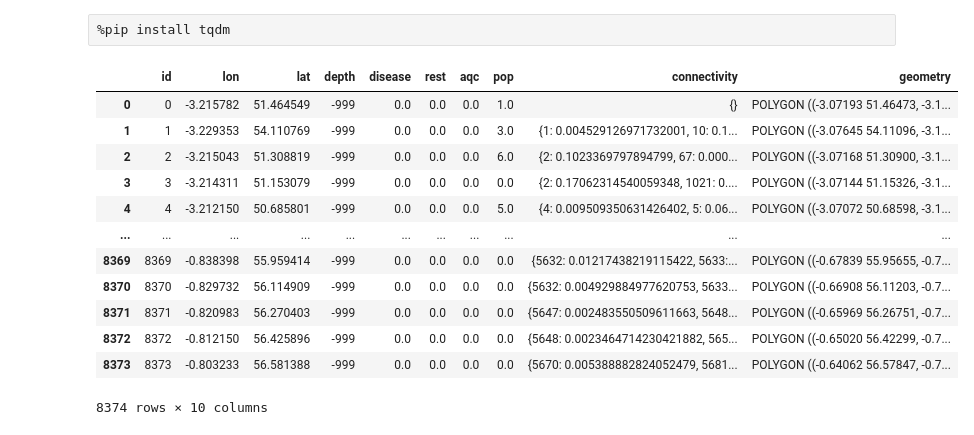
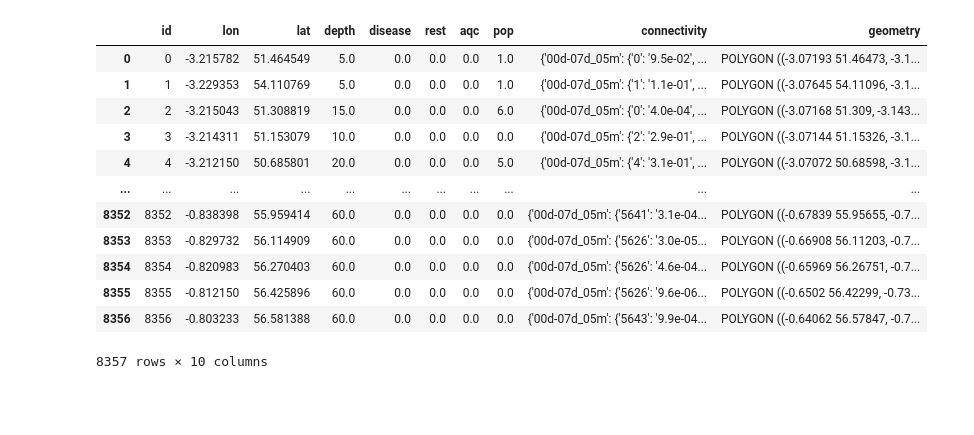
Before and after one commit to geomar-od-lagrange/2024_hex_dashboard, a Jupyter notebook: data/hex_features_real_prepare.ipynb, the cells around one changed output. Cells and saved outputs as stored; diff of their text form; code cells hidden in the pictures; blank space fills up the shorter version.

```diff
--- a/data/hex_features_real_prepare.ipynb
+++ b/data/hex_features_real_prepare.ipynb
@@ -168,3 +303,8 @@ depth
+# %%
+depth = {
+    str(hexid): ds.depth_median_hex0.sel(hex0=hexid).isel(depth=0).data.tolist()
+    for hexid in all_hexes
+}
 # %%
-center_lons = {k: hexpoly.centroid.x for k, hexpoly in hex_polys.items() if not hexpoly.centroid.is_empty}
-center_lats = {k: hexpoly.centroid.y for k, hexpoly in hex_polys.items() if not hexpoly.centroid.is_empty}
+center_lons = {k: hexpoly.centroid.x for k, hexpoly in hex_polys.items()}
+center_lats = {k: hexpoly.centroid.y for k, hexpoly in hex_polys.items()}
@@ -171,13 +315,16 @@ center_lats = {k: hexpoly.centroid.y for k, hexpoly in hex_polys.items() if not
 # %%
-def get_fwd_connection_dict(hex_int=None):
+def get_fwd_connection_dict(hex_int=None, days="00d-07d", depth="05m"):
     hex_label = hexes_id_mapping[hex_int]
-    if hex_label not in connectivity_ds.hex0:
+    if hex_label not in ds.hex0:
         return {}
-    conn_fwd = connectivity_ds.obs.sel(hex0=hex_label)
+    try:
+        conn_fwd = ds[f"obs_{days}_{depth}"].rename("obs").sel(hex0=hex_label)
+    except KeyError:
+        return {}
     conn_fwd = conn_fwd.where(conn_fwd > 0, drop=True)
     conn_fwd_df = conn_fwd.to_dataframe().reset_index()[["hex1", "obs"]]
     conn_fwd_sum = conn_fwd_df["obs"].sum()
     conn_fwd_df = conn_fwd_df[conn_fwd_df.hex1 != '(-9223372036854775808, -9223372036854775808, 0)']
     conn_fwd_df["hex1"] = conn_fwd_df["hex1"].map(hexes_id_mapping_inv)
     conn_fwd_df = conn_fwd_df.rename(columns={"hex1": "hexint"}).set_index("hexint")
-    return (conn_fwd_df / conn_fwd_sum).to_dict()["obs"]
+    return {str(k): f"{float(v):.1e}" for k, v in (conn_fwd_df / conn_fwd_sum).to_dict()["obs"].items()}
@@ -190,36 +331,46 @@ Index(['id', 'lon', 'lat', 'depth', 'disease', 'rest', 'substrate',
-# %% [raw]
-%pip install tqdm
 # %%
 import tqdm
 # %%
 target_df = gpd.GeoDataFrame(
     data={
-        "id": list(range(len(hexes_id_mapping))),
-        "lon": [center_lons[hexes_id_mapping[n]] for n in range(len(hexes_id_mapping))],
-        "lat": [center_lats[hexes_id_mapping[n]] for n in range(len(hexes_id_mapping))],
-        "depth": [depth[hexes_id_mapping[n]] for n in range(len(hexes_id_mapping))],
-        "disease": [dss_count[hexes_id_mapping[n]] for n in range(len(hexes_id_mapping))],
-        "rest": [rst_count[hexes_id_mapping[n]] for n in range(len(hexes_id_mapping))],
-        "aqc": [aqc_count[hexes_id_mapping[n]] for n in range(len(hexes_id_mapping))],
-        "pop": [pop_count[hexes_id_mapping[n]] for n in range(len(hexes_id_mapping))],
-        "connectivity": [get_fwd_connection_dict(n) for n in tqdm.tqdm(range(len(hexes_id_mapping)))],
+        "id": list(map(int, hexes_id_mapping.keys())),
+        "lon": [center_lons[hexes_id_mapping[n]] for n in hexes_id_mapping.keys()],
+        "lat": [center_lats[hexes_id_mapping[n]] for n in hexes_id_mapping.keys()],
+        "depth": [depth[hexes_id_mapping[n]] for n in hexes_id_mapping.keys()],
+        "disease": [dss_count[hexes_id_mapping[n]] for n in hexes_id_mapping.keys()],
+        "rest": [rst_count[hexes_id_mapping[n]] for n in hexes_id_mapping.keys()],
+        "aqc": [aqc_count[hexes_id_mapping[n]] for n in hexes_id_mapping.keys()],
+        "pop": [pop_count[hexes_id_mapping[n]] for n in hexes_id_mapping.keys()],
+        "connectivity": [
+            {
+                "00d-07d_05m": get_fwd_connection_dict(n, days="00d-07d", depth="05m"),
+                "07d-14d_05m": get_fwd_connection_dict(n, days="07d-14d", depth="05m"),
+                "14d-28d_05m": get_fwd_connection_dict(n, days="14d-28d", depth="05m"),
+                "00d-07d_10m": get_fwd_connection_dict(n, days="00d-07d", depth="10m"),
+                "07d-14d_10m": get_fwd_connection_dict(n, days="07d-14d", depth="10m"),
+                "14d-28d_10m": get_fwd_connection_dict(n, days="14d-28d", depth="10m"),
+                "00d-07d_15m": get_fwd_connection_dict(n, days="00d-07d", depth="15m"),
+                "07d-14d_15m": get_fwd_connection_dict(n, days="07d-14d", depth="15m"),
+                "14d-28d_15m": get_fwd_connection_dict(n, days="14d-28d", depth="15m"),
+            } for n in tqdm.tqdm(hexes_id_mapping.keys())
+        ],
     },
     geometry=[
-        hex_polys[hexes_id_mapping[n]] for n in range(len(hexes_id_mapping))
+        hex_polys[hexes_id_mapping[n]] for n in hexes_id_mapping.keys()
     ],
 )
 target_df
 # %% [output]
 |  | id | lon | lat | depth | disease | rest | aqc | pop | connectivity | geometry |
-| 0 | 0 | -3.215782 | 51.464549 | -999 | 0.0 | 0.0 | 0.0 | 1.0 | {} | POLYGON ((-3.07193 51.46473, -3.1... |
-| 1 | 1 | -3.229353 | 54.110769 | -999 | 0.0 | 0.0 | 0.0 | 3.0 | {1: 0.004529126971732001, 10: 0.1... | POLYGON ((-3.07645 54.11096, -3.1... |
-| 2 | 2 | -3.215043 | 51.308819 | -999 | 0.0 | 0.0 | 0.0 | 6.0 | {2: 0.1023369797894799, 67: 0.000... | POLYGON ((-3.07168 51.30900, -3.1... |
-| 3 | 3 | -3.214311 | 51.153079 | -999 | 0.0 | 0.0 | 0.0 | 0.0 | {2: 0.17062314540059348, 1021: 0.... | POLYGON ((-3.07144 51.15326, -3.1... |
-| 4 | 4 | -3.212150 | 50.685801 | -999 | 0.0 | 0.0 | 0.0 | 5.0 | {4: 0.009509350631426402, 5: 0.06... | POLYGON ((-3.07072 50.68598, -3.1... |
+| 0 | 0 | -3.215782 | 51.464549 | 5.0 | 0.0 | 0.0 | 0.0 | 1.0 | {'00d-07d_05m': {'0': '9.5e-02', ... | POLYGON ((-3.07193 51.46473, -3.1... |
+| 1 | 1 | -3.229353 | 54.110769 | 5.0 | 0.0 | 0.0 | 0.0 | 1.0 | {'00d-07d_05m': {'1': '1.1e-01', ... | POLYGON ((-3.07645 54.11096, -3.1... |
+| 2 | 2 | -3.215043 | 51.308819 | 15.0 | 0.0 | 0.0 | 0.0 | 6.0 | {'00d-07d_05m': {'0': '4.0e-04', ... | POLYGON ((-3.07168 51.309, -3.143... |
+| 3 | 3 | -3.214311 | 51.153079 | 10.0 | 0.0 | 0.0 | 0.0 | 0.0 | {'00d-07d_05m': {'2': '2.9e-01', ... | POLYGON ((-3.07144 51.15326, -3.1... |
+| 4 | 4 | -3.212150 | 50.685801 | 20.0 | 0.0 | 0.0 | 0.0 | 5.0 | {'00d-07d_05m': {'4': '3.1e-01', ... | POLYGON ((-3.07072 50.68598, -3.1... |
 | ... | ... | ... | ... | ... | ... | ... | ... | ... | ... | ... |
-| 8369 | 8369 | -0.838398 | 55.959414 | -999 | 0.0 | 0.0 | 0.0 | 0.0 | {5632: 0.01217438219115422, 5633:... | POLYGON ((-0.67839 55.95655, -0.7... |
-| 8370 | 8370 | -0.829732 | 56.114909 | -999 | 0.0 | 0.0 | 0.0 | 0.0 | {5632: 0.004929884977620753, 5633... | POLYGON ((-0.66908 56.11203, -0.7... |
-| 8371 | 8371 | -0.820983 | 56.270403 | -999 | 0.0 | 0.0 | 0.0 | 0.0 | {5647: 0.002483550509611663, 5648... | POLYGON ((-0.65969 56.26751, -0.7... |
-| 8372 | 8372 | -0.812150 | 56.425896 | -999 | 0.0 | 0.0 | 0.0 | 0.0 | {5648: 0.0023464714230421882, 565... | POLYGON ((-0.65020 56.42299, -0.7... |
-| 8373 | 8373 | -0.803233 | 56.581388 | -999 | 0.0 | 0.0 | 0.0 | 0.0 | {5670: 0.005388882824052479, 5681... | POLYGON ((-0.64062 56.57847, -0.7... |
+| 8352 | 8352 | -0.838398 | 55.959414 | 60.0 | 0.0 | 0.0 | 0.0 | 0.0 | {'00d-07d_05m': {'5641': '3.1e-04... | POLYGON ((-0.67839 55.95655, -0.7... |
+| 8353 | 8353 | -0.829732 | 56.114909 | 60.0 | 0.0 | 0.0 | 0.0 | 0.0 | {'00d-07d_05m': {'5626': '3.0e-05... | POLYGON ((-0.66908 56.11203, -0.7... |
+| 8354 | 8354 | -0.820983 | 56.270403 | 60.0 | 0.0 | 0.0 | 0.0 | 0.0 | {'00d-07d_05m': {'5626': '4.6e-04... | POLYGON ((-0.65969 56.26751, -0.7... |
+| 8355 | 8355 | -0.812150 | 56.425896 | 60.0 | 0.0 | 0.0 | 0.0 | 0.0 | {'00d-07d_05m': {'5626': '9.6e-06... | POLYGON ((-0.6502 56.42299, -0.73... |
+| 8356 | 8356 | -0.803233 | 56.581388 | 60.0 | 0.0 | 0.0 | 0.0 | 0.0 | {'00d-07d_05m': {'5643': '9.9e-04... | POLYGON ((-0.64062 56.57847, -0.7... |
-8374 rows × 10 columns
+8357 rows × 10 columns
```
Also changed, not shown: parts of 31 cells of this notebook, 1 other file.
